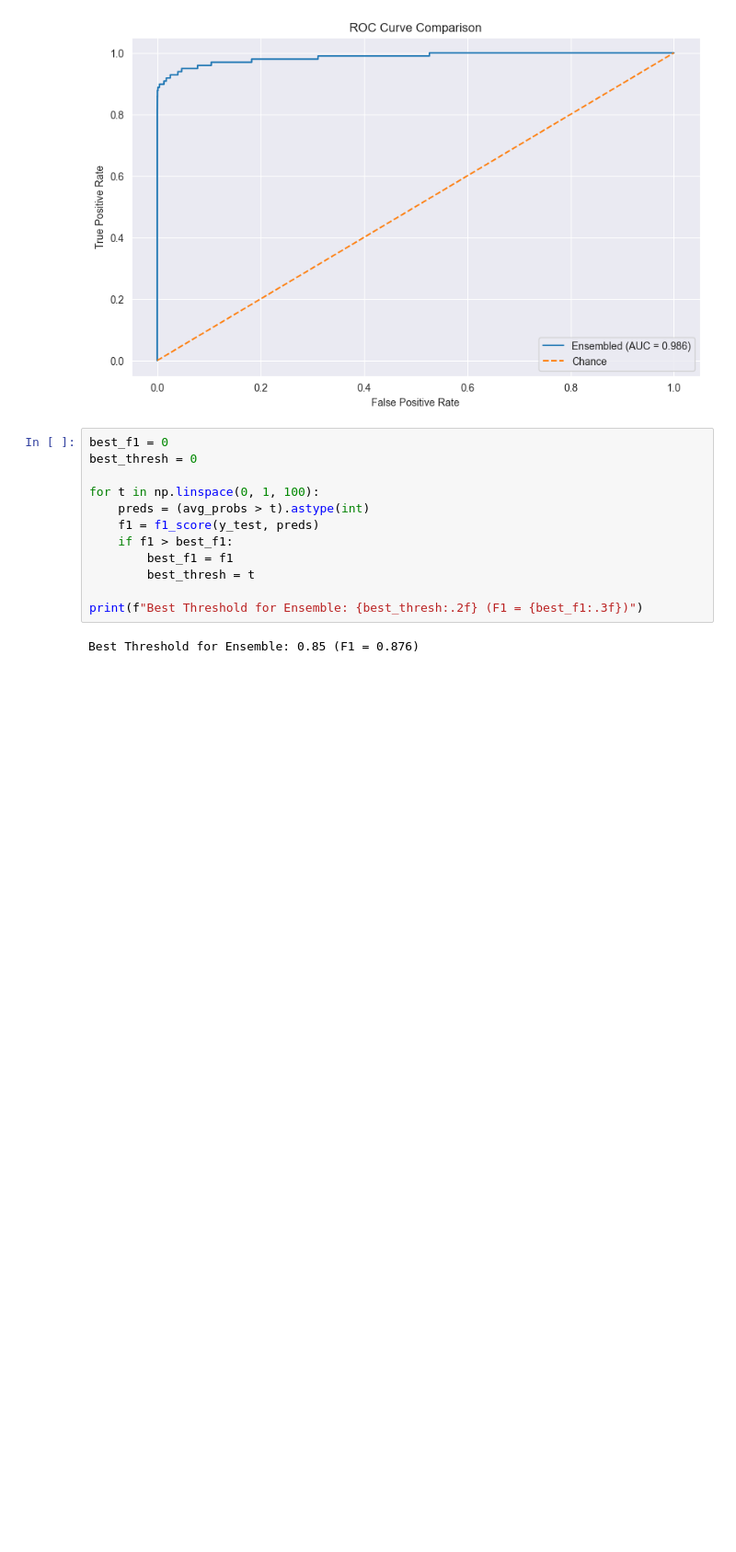
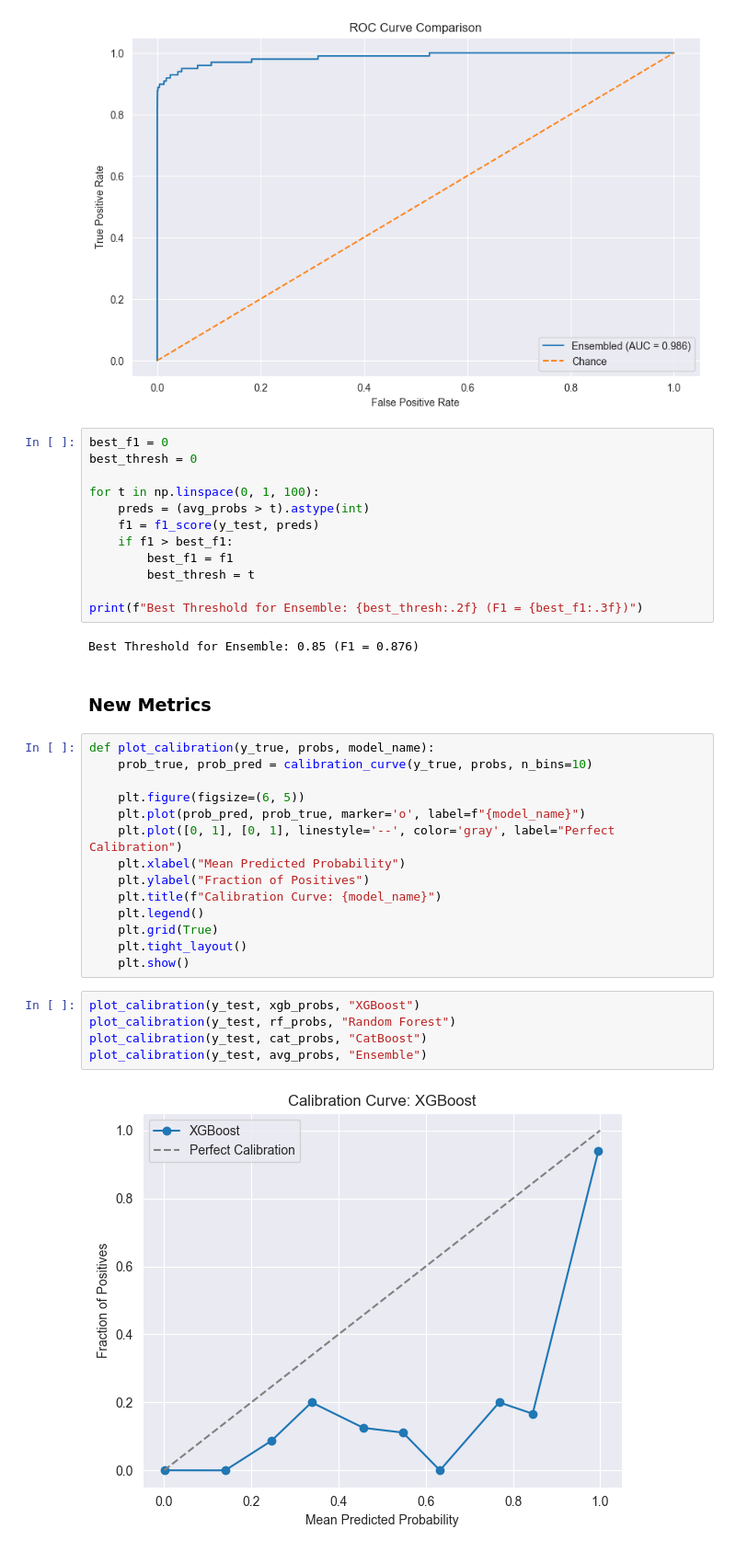
Before and after one commit to severussnape19/credit-card-fraud-detection, a Jupyter notebook: project.ipynb, the cells around one changed output. Shown at 92% size. Cells and saved outputs as stored; diff of their text form; blank space fills up the shorter version.

```diff
--- a/project.ipynb
+++ b/project.ipynb
@@ -482,3 +523,26 @@ for t in np.linspace(0, 1, 100):
 print(f"Best Threshold for Ensemble: {best_thresh:.2f} (F1 = {best_f1:.3f})")
 # %% [output]
 Best Threshold for Ensemble: 0.85 (F1 = 0.876)
+# %% [markdown]
+### New Metrics
+# %%
+def plot_calibration(y_true, probs, model_name):
+    prob_true, prob_pred = calibration_curve(y_true, probs, n_bins=10)
+
+    plt.figure(figsize=(6, 5))
+    plt.plot(prob_pred, prob_true, marker='o', label=f"{model_name}")
+    plt.plot([0, 1], [0, 1], linestyle='--', color='gray', label="Perfect Calibration")
+    plt.xlabel("Mean Predicted Probability")
+    plt.ylabel("Fraction of Positives")
+    plt.title(f"Calibration Curve: {model_name}")
+    plt.legend()
+    plt.grid(True)
+    plt.tight_layout()
+    plt.show()
+# %%
+plot_calibration(y_test, xgb_probs, "XGBoost")
+plot_calibration(y_test, rf_probs, "Random Forest")
+plot_calibration(y_test, cat_probs, "CatBoost")
+plot_calibration(y_test, avg_probs, "Ensemble")
+# %% [output]
+[figure, added]
```
Also changed, not shown: parts of 5 cells of this notebook.
